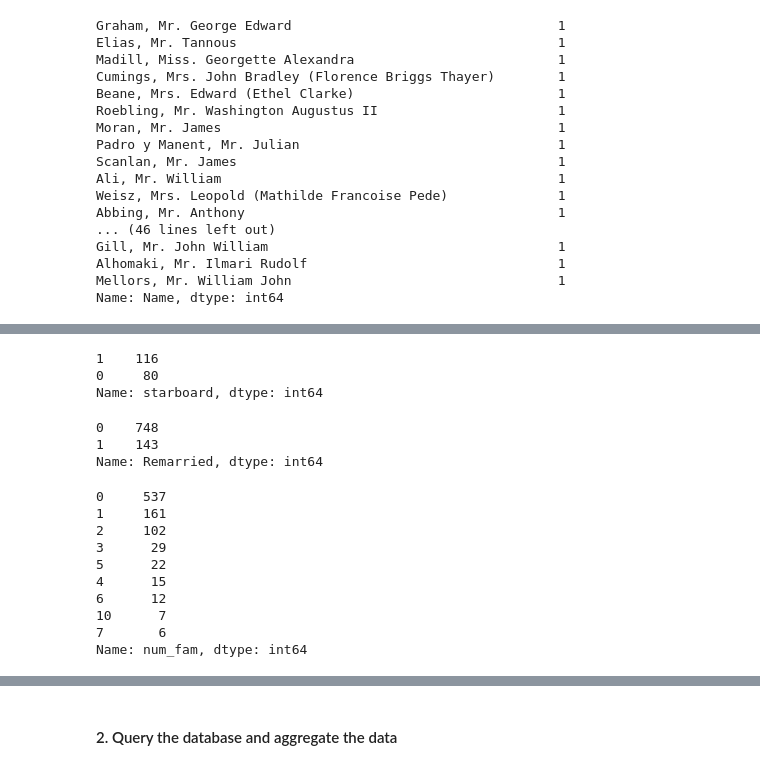
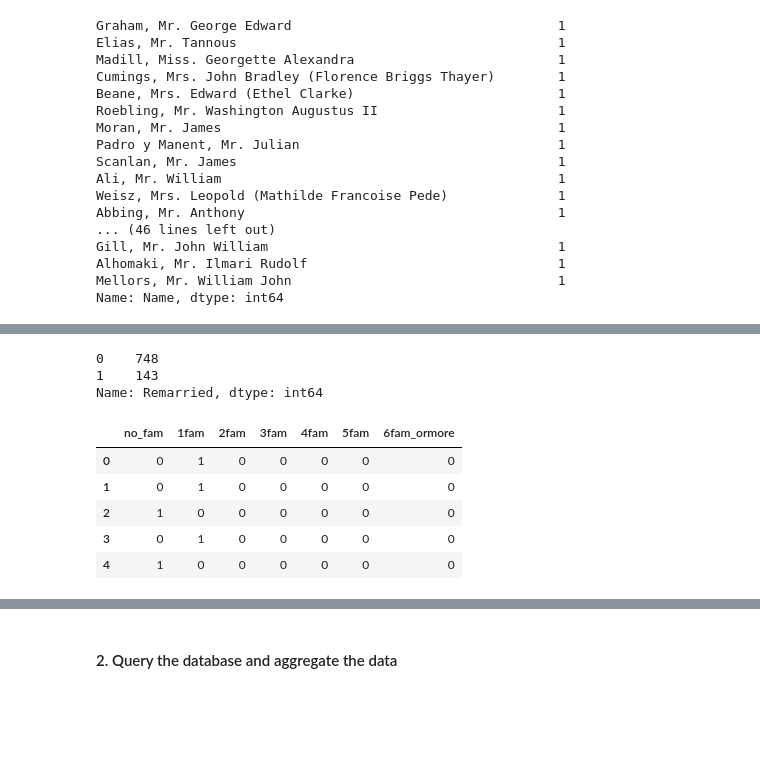
Before and after one commit to hudsonrio/GA_dsi-projects, a Jupyter notebook: projects/5th/Project5_working.ipynb, the cells around one changed output, grey strips where cells are left out. Drawn from its saved outputs; the diff is of its cells as text; code cells hidden in the pictures; blank space fills up the shorter version.

```diff
--- a/projects/5th/Project5_working.ipynb
+++ b/projects/5th/Project5_working.ipynb
@@ -212,7 +206,5 @@ def grouper(value):
 
 df['title_mod'] = df['title'].apply(grouper)
 
-
-
-
-df['title_mod'].value_counts()
+title_dums = pd.get_dummies(df['title_mod'])
+df = pd.concat([df,title_dums], axis = 1)
@@ -240,3 +210,0 @@ title_dums.head()
-# %%
-df = pd.concat([df.drop('title',axis=1),title_dums], axis = 1)
-#title added with dummies!
@@ -293,7 +264,7 @@ def cabin_cleaner_starboard1(value):
 
 def cabin_cleaner(value):
     '''checks which deck'''
-    deck = 'unknown'
+    deck = np.nan
     if value != None:
         try:
             value = str(value)
@@ -308,10 +279,10 @@ def cabin_cleaner(value):
                             if value[2] in ['A','B','C','D', 'E', 'F', 'G', 'H']:
                                 deck = value[2]
                         except IndexError:
-                            return 'unknown'
-                    return 'unknown'
+                            return np.nan
+                    return np.nan
                 except IndexError:
-                    return 'unknown'
+                    return np.nan
         except IndexError:
             return deck
     return deck
@@ -320,10 +291,16 @@ df['deck'] = df['Cabin'].apply(lambda x: cabin_cleaner(x)) #this looks pretty go
 df['starboard'] = df['Cabin'].apply(lambda x: cabin_cleaner_starboard1(x))
 
 df['starboard'].value_counts()
+
+
+deck_dums = pd.get_dummies(df['deck'])
+df = pd.concat([df.drop('deck',axis=1),deck_dums], axis = 1)
-# %% [output]
-1    116
-0     80
-Name: starboard, dtype: int64
+# %%
+star_dums = pd.get_dummies(df['starboard'])
+
+star_dums.columns = ['port_cabin','starboard_cabin']
+# star_dums.head()
+df = pd.concat([df.drop('starboard',axis=1),star_dums], axis = 1)
 # %%
 #looks like any name with parentheses is somebody who is married - can pull out a binary variable 'married?' there
 df['Remarried'] = df['Name'].apply(lambda x: 1 if '(' in x or ')' in x else 0)
@@ -335,15 +312,17 @@ Name: Remarried, dtype: int64
 # %%
 #need to consolidate SibSp, Parch into number of family members
 df['num_fam'] = df['SibSp']+ df['Parch']
 df['num_fam'].value_counts() #looks good
+df['num_fam_mod'] = df['num_fam'].apply(lambda x: x if x < 6 else 6) #grouping all families 6 and up
+fam_dums = pd.get_dummies(df['num_fam_mod'])
+fam_dums.columns = ['no_fam','1fam','2fam','3fam','4fam','5fam','6fam_ormore']
+df = pd.concat([df.drop(['num_fam_mod'],axis=1),fam_dums], axis = 1)
+fam_dums.head()
+# df.head()
 # %% [output]
-0     537
-1     161
-2     102
-3      29
-5      22
-4      15
-6      12
-10      7
-7       6
-Name: num_fam, dtype: int64
+|  | no_fam | 1fam | 2fam | 3fam | 4fam | 5fam | 6fam_ormore |
+| 0 | 0 | 1 | 0 | 0 | 0 | 0 | 0 |
+| 1 | 0 | 1 | 0 | 0 | 0 | 0 | 0 |
+| 2 | 1 | 0 | 0 | 0 | 0 | 0 | 0 |
+| 3 | 0 | 1 | 0 | 0 | 0 | 0 | 0 |
+| 4 | 1 | 0 | 0 | 0 | 0 | 0 | 0 |
```
Also changed, not shown: parts of 21 cells of this notebook, 6 other files.
